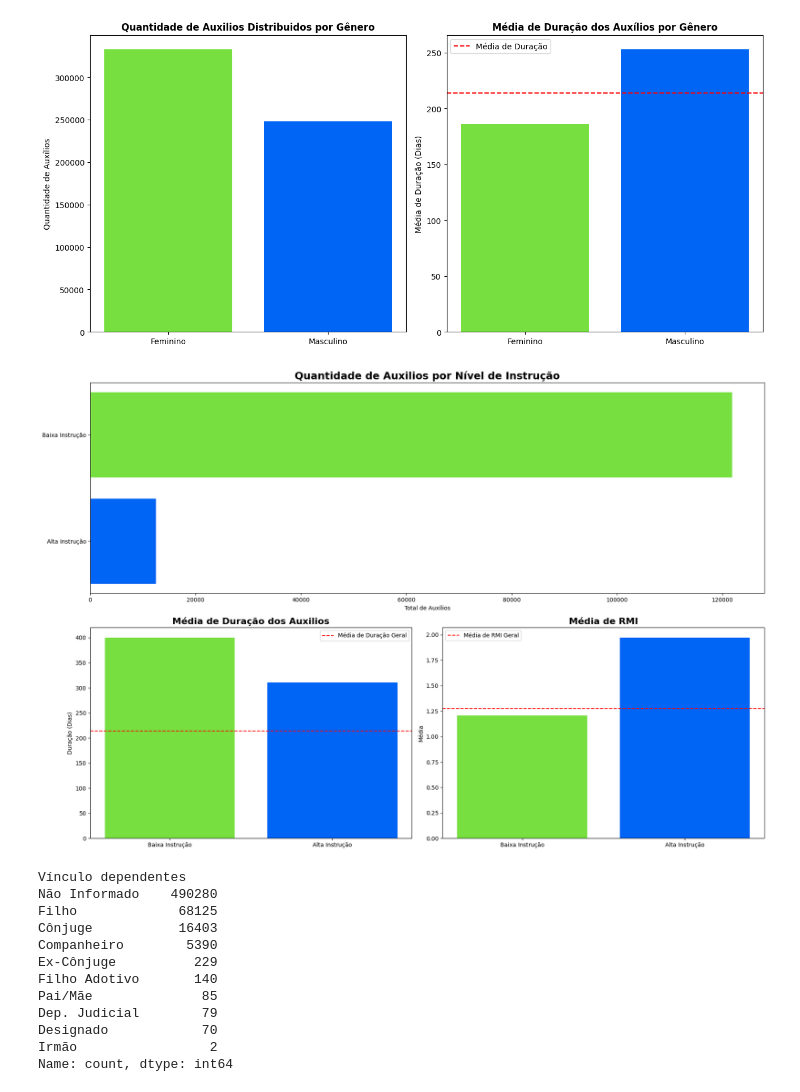
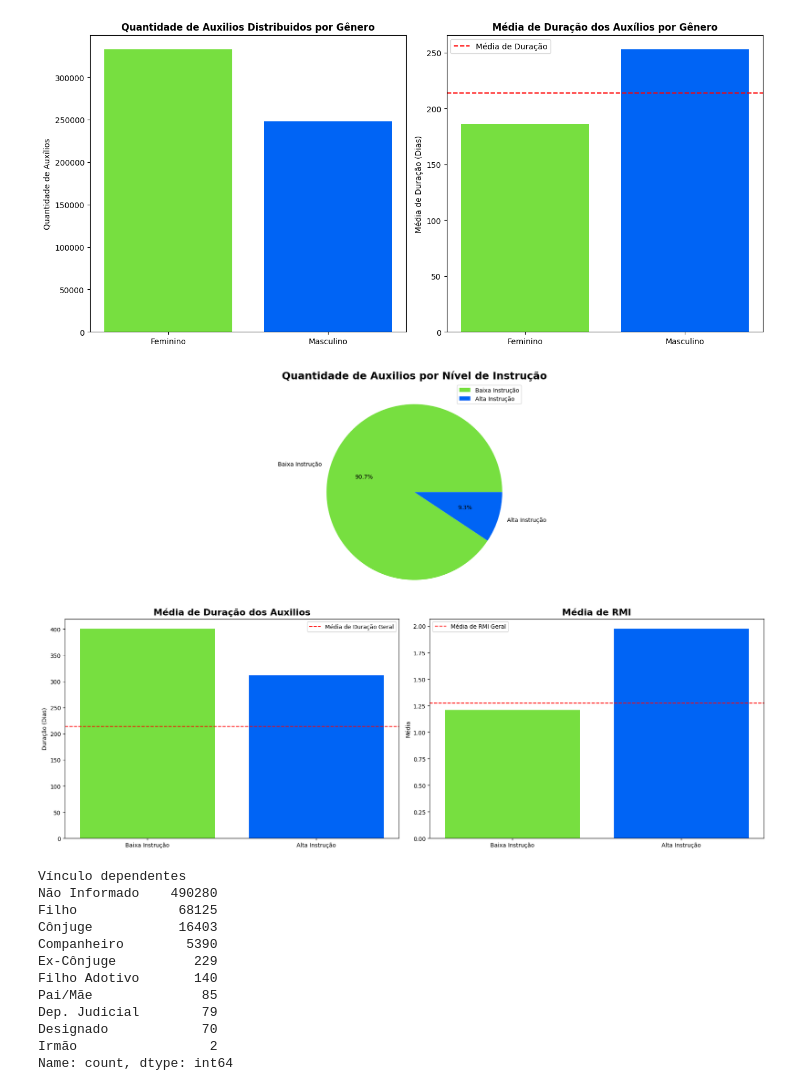
Before and after one commit to Estressei/ProjetoTrilhaDados, a Jupyter notebook: main.ipynb, the cells around one changed output. Drawn from its saved outputs; the diff is of its cells as text; code cells hidden in the pictures.

```diff
--- a/main.ipynb
+++ b/main.ipynb
@@ -907,37 +898,39 @@ plt.show()
 ##Exibir Quantidade, média RMI e média de duração por instrução
 
 fig = plt.figure(figsize=(18, 12))
 
 ax1 = plt.subplot2grid((2, 2), (0, 0), colspan=2)
-ax1.barh(df_media_instrucao['Nível de Instrução'], df_media_instrucao['Quantidade de auxilios'], color=['#77DF40','#0064F5'])
+ax1.pie(df_media_instrucao['Quantidade de auxilios'],
+    labels=df_media_instrucao['Nível de Instrução'],
+    autopct='%1.1f%%',
+    colors=['#77DF40','#0064F5'])
 ax1.set_title('Quantidade de Auxilios por Nível de Instrução', fontweight='bold', fontsize=18)
-ax1.set_xlabel('Total de Auxílios')
-ax1.invert_yaxis()
+ax1.legend()
 
 ax2 = plt.subplot2grid((2, 2), (1, 0))
 ax2.bar(df_media_instrucao['Nível de Instrução'], df_media_instrucao['Média Duração'], color=['#77DF40','#0064F5'])
 ax2.axhline(y=media_duracao_auxilios,
             color='red',
             linestyle='--',
             label=f'Média de Duração Geral')
 ax2.legend()
 ax2.set_title('Média de Duração dos Auxilios', fontweight='bold', fontsize=16)
 ax2.set_ylabel('Duração (Dias)')
 
 ax3 = plt.subplot2grid((2, 2), (1, 1))
 ax3.bar(df_media_instrucao['Nível de Instrução'], df_media_instrucao['Média RMI'], color=['#77DF40','#0064F5'])
 ax3.axhline(y=media_rmi,
             color='red',
             linestyle='--',
             label=f'Média de RMI Geral')
 ax3.legend()
 ax3.set_title('Média de RMI', fontweight='bold', fontsize=16)
 ax3.set_ylabel('Média')
 
 plt.tight_layout()
 plt.show()
 # %% [output]
-[figure, old version]
+[figure, new version]
 # %%
 #Pessoas com dependentes recebem a mais?
 print(auxilios['Vínculo dependentes'].value_counts())
```
Also changed, not shown: parts of 8 cells of this notebook, 1 other file.
